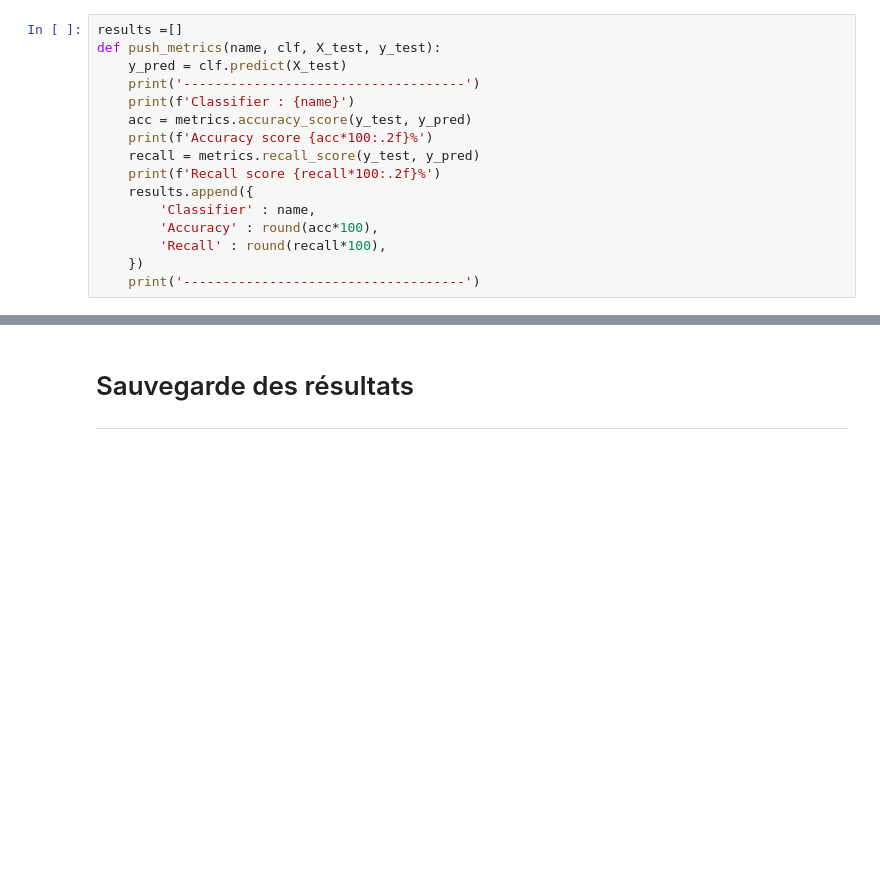
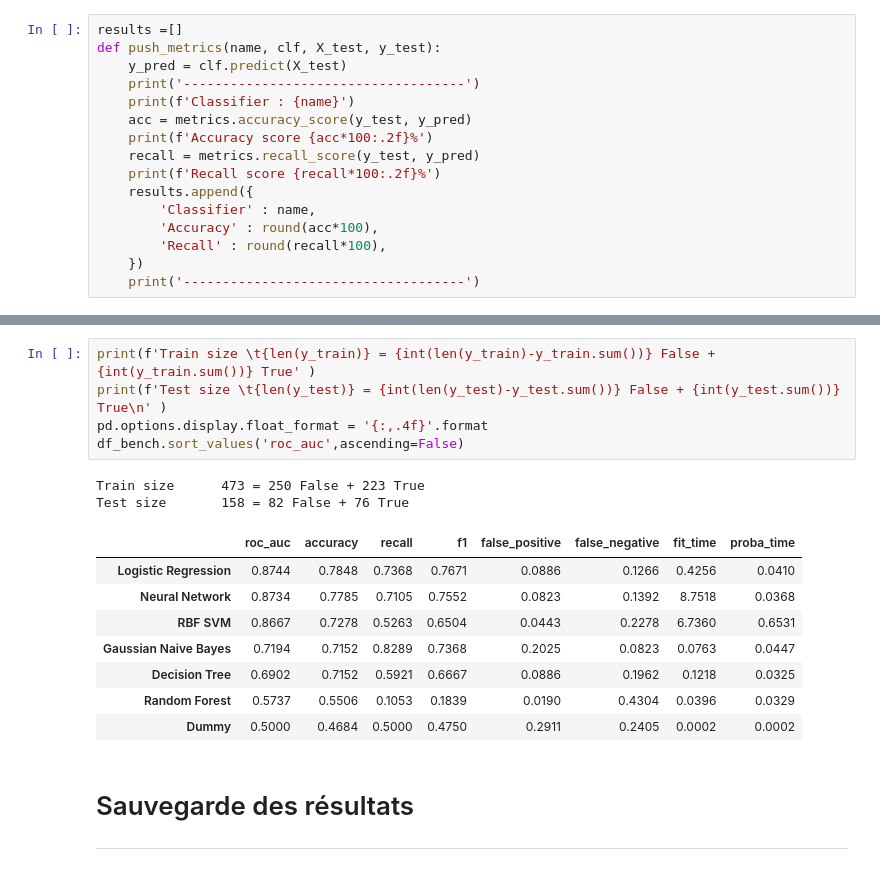
Before and after one commit to fmaine/notebooks, a Jupyter notebook: Experiences/221213-RocBenchmark.ipynb, the cells around one changed output, grey strips where cells are left out. Saved outputs shown, nothing was run; the diff lists cells and outputs as text; blank space fills up the shorter version.

```diff
--- a/Experiences/221213-RocBenchmark.ipynb
+++ b/Experiences/221213-RocBenchmark.ipynb
@@ -305,3 +353,19 @@ plt.legend()
+# %%
+print(f'Train size \t{len(y_train)} = {int(len(y_train)-y_train.sum())} False + {int(y_train.sum())} True' )
+print(f'Test size \t{len(y_test)} = {int(len(y_test)-y_test.sum())} False + {int(y_test.sum())} True\n' )
+pd.options.display.float_format = '{:,.4f}'.format
+df_bench.sort_values('roc_auc',ascending=False)
+# %% [output]
+Train size      473 = 250 False + 223 True
+Test size       158 = 82 False + 76 True
+|  | roc_auc | accuracy | recall | f1 | false_positive | false_negative | fit_time | proba_time |
+| Logistic Regression | 0.8744 | 0.7848 | 0.7368 | 0.7671 | 0.0886 | 0.1266 | 0.4256 | 0.0410 |
+| Neural Network | 0.8734 | 0.7785 | 0.7105 | 0.7552 | 0.0823 | 0.1392 | 8.7518 | 0.0368 |
+| RBF SVM | 0.8667 | 0.7278 | 0.5263 | 0.6504 | 0.0443 | 0.2278 | 6.7360 | 0.6531 |
+| Gaussian Naive Bayes | 0.7194 | 0.7152 | 0.8289 | 0.7368 | 0.2025 | 0.0823 | 0.0763 | 0.0447 |
+| Decision Tree | 0.6902 | 0.7152 | 0.5921 | 0.6667 | 0.0886 | 0.1962 | 0.1218 | 0.0325 |
+| Random Forest | 0.5737 | 0.5506 | 0.1053 | 0.1839 | 0.0190 | 0.4304 | 0.0396 | 0.0329 |
+| Dummy | 0.5000 | 0.4684 | 0.5000 | 0.4750 | 0.2911 | 0.2405 | 0.0002 | 0.0002 |
 # %% [markdown]
 # Sauvegarde des résultats
 ---
```
Also changed, not shown: parts of 25 cells of this notebook, 9 other files.
